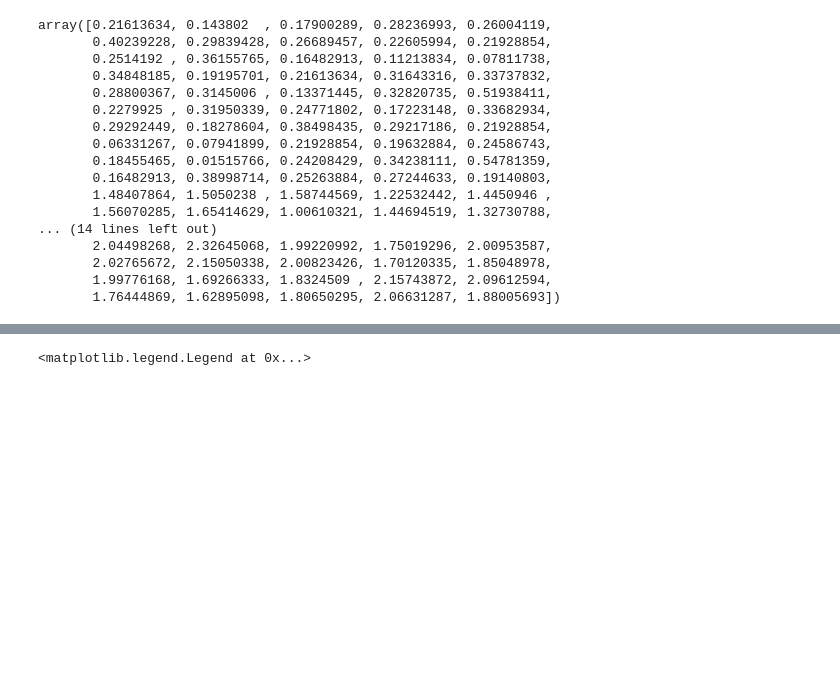
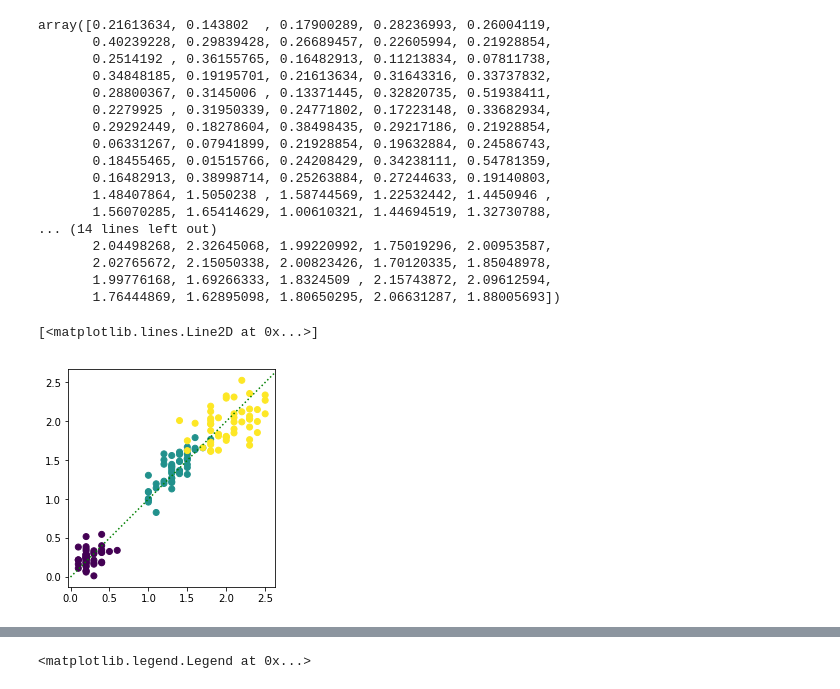
Before and after one commit to gubosd/lecture11, a Jupyter notebook: 머신러닝/01_머신러닝기초_01_아이리스적용.ipynb, the cells around one changed output, grey strips where cells are left out. Drawn from its saved outputs; the diff is of its cells as text; code cells hidden in the pictures; blank space fills up the shorter version.

```diff
--- a/머신러닝/01_머신러닝기초_01_아이리스적용.ipynb
+++ b/머신러닝/01_머신러닝기초_01_아이리스적용.ipynb
@@ -244,3 +244,10 @@ array([0.21613634, 0.143802  , 0.17900289, 0.28236993, 0.26004119,
        2.02765672, 2.15050338, 2.00823426, 1.70120335, 1.85048978,
        1.99776168, 1.69266333, 1.8324509 , 2.15743872, 2.09612594,
        1.76444869, 1.62895098, 1.80650295, 2.06631287, 1.88005693])
+# %%
+plt.scatter(y, pred_y, c=iris[:,-1])
+plt.axis('scaled')
+plt.plot([0,3],[0,3],'g:')
+# %% [output]
+[<matplotlib.lines.Line2D at 0x...>]
+[figure, added]
```
Also changed, not shown: parts of 6 cells of this notebook, 2 other files.
